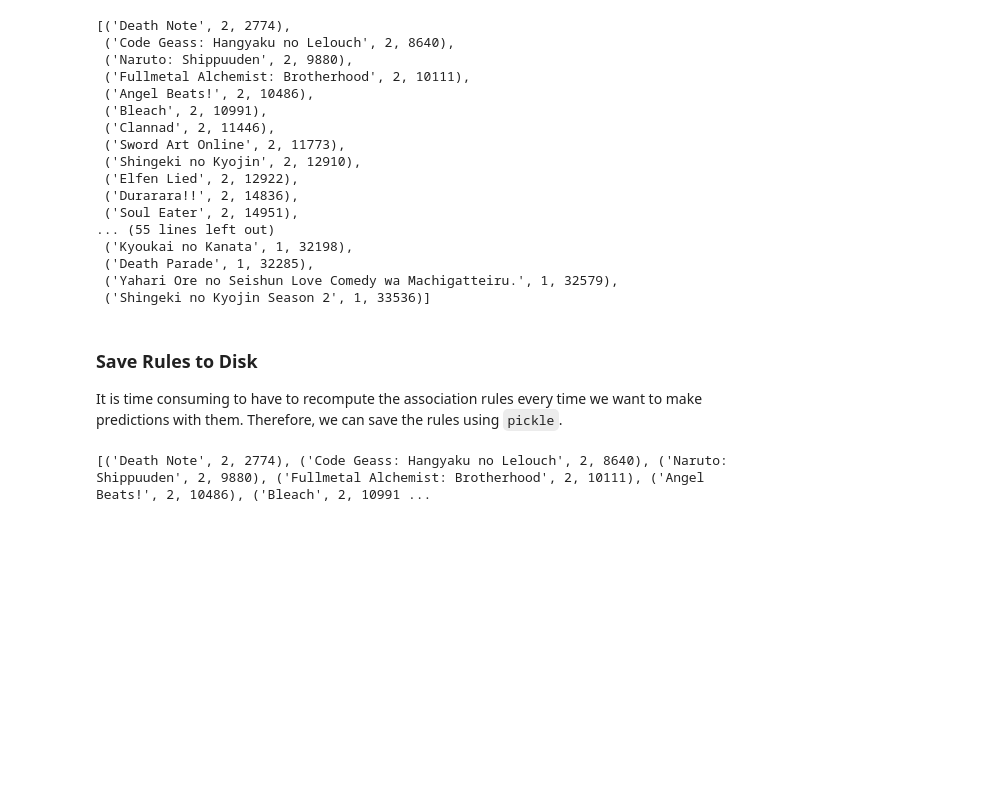
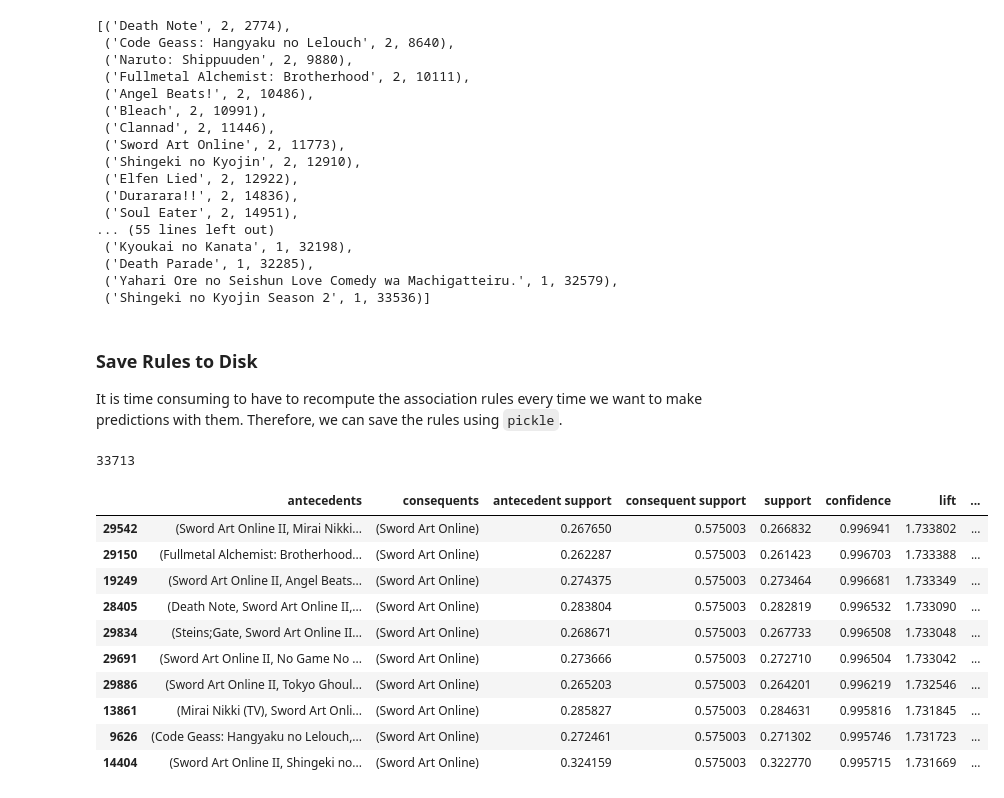
Before and after one commit to warrenmwang/csci349_final_project, a Jupyter notebook: Modeling_AssociationRules.ipynb, the cells around one changed output. Cells and saved outputs as stored; diff of their text form; code cells hidden in the pictures; blank space fills up the shorter version.

```diff
--- a/Modeling_AssociationRules.ipynb
+++ b/Modeling_AssociationRules.ipynb
@@ -407,8 +407,27 @@ with open(f'rules_minsup_{MIN_SUPPORT}_conf_{MIN_CONFIDENCE}.pkl', 'wb') as f:
 # %%
 del rules
 # %%
+MIN_CONFIDENCE = 0.5
+MIN_SUPPORT = 0.26
 with open(f'rules_minsup_{MIN_SUPPORT}_conf_{MIN_CONFIDENCE}.pkl', 'rb') as f:
     rules = pickle.load(f)
-    print(recommendAnimeBetter(['Naruto', 'Toradora!', 'Shingeki no Kyojin'], short=False))
+
+    print(len(rules))
+
+    # print(recommendAnimeBetter(['Naruto', 'Toradora!', 'Shingeki no Kyojin'], short=False))
 # %% [output]
-[('Death Note', 2, 2774), ('Code Geass: Hangyaku no Lelouch', 2, 8640), ('Naruto: Shippuuden', 2, 9880), ('Fullmetal Alchemist: Brotherhood', 2, 10111), ('Angel Beats!', 2, 10486), ('Bleach', 2, 10991 ...
+33713
+# %%
+rules.sort_values(by=['confidence', 'lift'], ascending=False).head(10)
+# %% [output]
+|  | antecedents | consequents | antecedent support | consequent support | support | confidence | lift | ... |
+| 29542 | (Sword Art Online II, Mirai Nikki... | (Sword Art Online) | 0.267650 | 0.575003 | 0.266832 | 0.996941 | 1.733802 | ... |
+| 29150 | (Fullmetal Alchemist: Brotherhood... | (Sword Art Online) | 0.262287 | 0.575003 | 0.261423 | 0.996703 | 1.733388 | ... |
+| 19249 | (Sword Art Online II, Angel Beats... | (Sword Art Online) | 0.274375 | 0.575003 | 0.273464 | 0.996681 | 1.733349 | ... |
+| 28405 | (Death Note, Sword Art Online II,... | (Sword Art Online) | 0.283804 | 0.575003 | 0.282819 | 0.996532 | 1.733090 | ... |
+| 29834 | (Steins;Gate, Sword Art Online II... | (Sword Art Online) | 0.268671 | 0.575003 | 0.267733 | 0.996508 | 1.733048 | ... |
+| 29691 | (Sword Art Online II, No Game No ... | (Sword Art Online) | 0.273666 | 0.575003 | 0.272710 | 0.996504 | 1.733042 | ... |
+| 29886 | (Sword Art Online II, Tokyo Ghoul... | (Sword Art Online) | 0.265203 | 0.575003 | 0.264201 | 0.996219 | 1.732546 | ... |
+| 13861 | (Mirai Nikki (TV), Sword Art Onli... | (Sword Art Online) | 0.285827 | 0.575003 | 0.284631 | 0.995816 | 1.731845 | ... |
+| 9626 | (Code Geass: Hangyaku no Lelouch,... | (Sword Art Online) | 0.272461 | 0.575003 | 0.271302 | 0.995746 | 1.731723 | ... |
+| 14404 | (Sword Art Online II, Shingeki no... | (Sword Art Online) | 0.324159 | 0.575003 | 0.322770 | 0.995715 | 1.731669 | ... |
```
Also changed, not shown: parts of 2 cells of this notebook, 1 other file.
